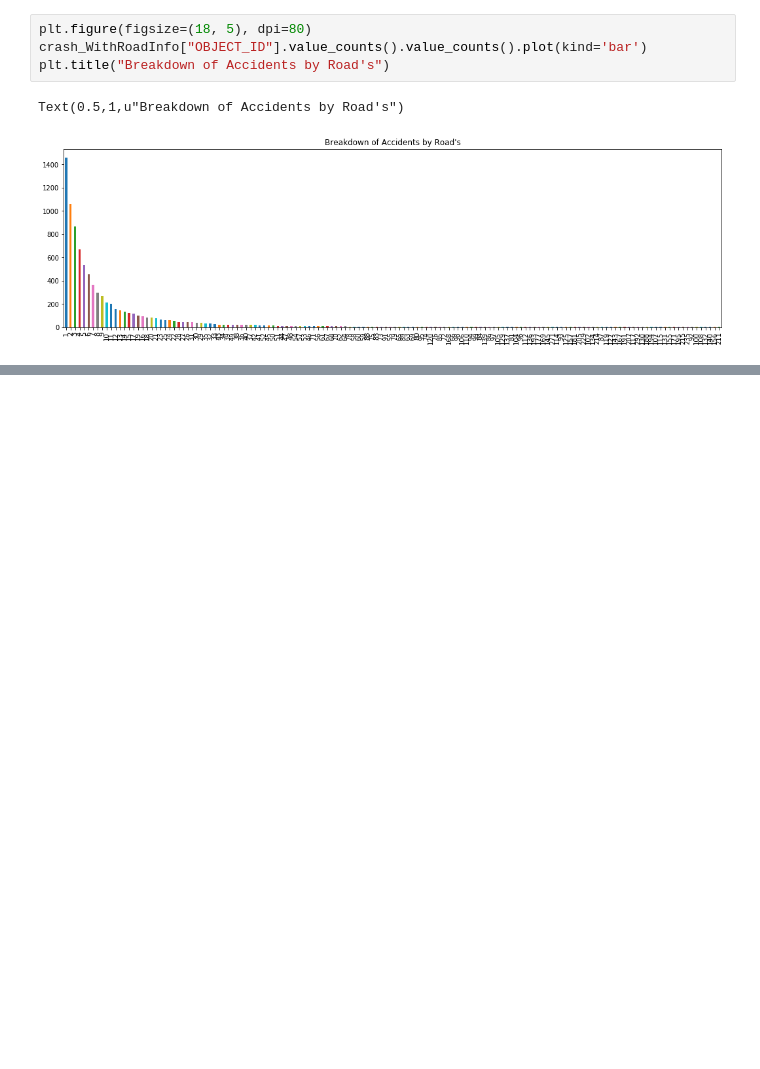
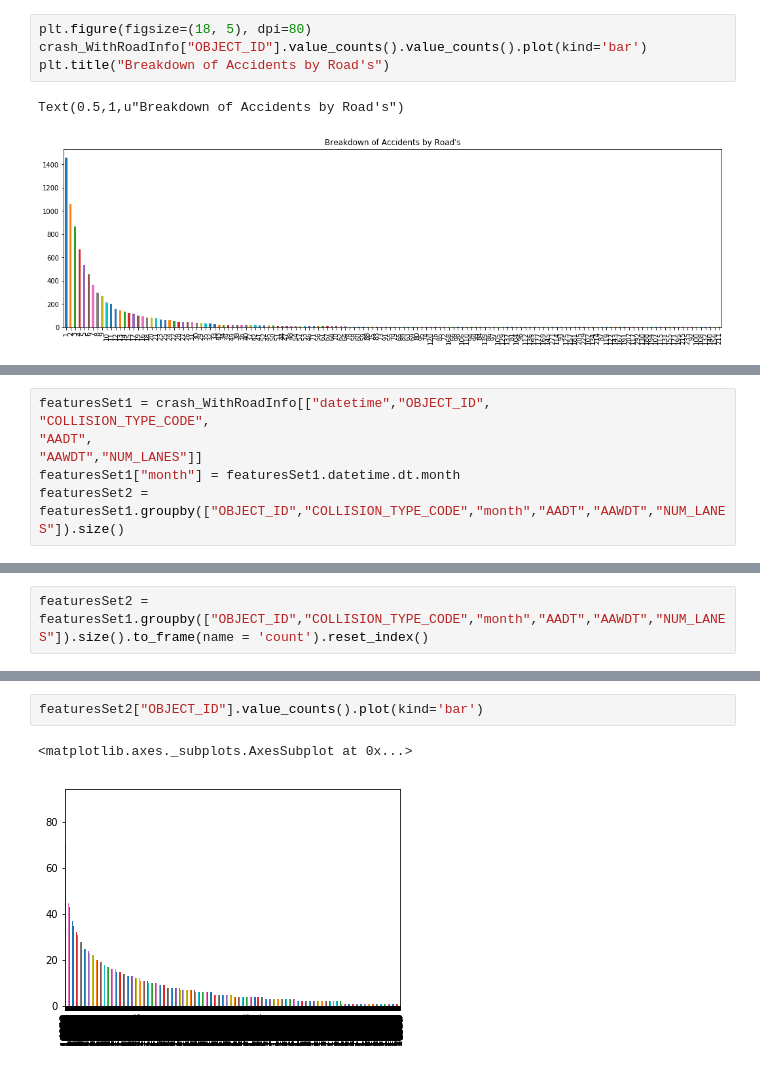
Before and after one commit to vikasrathee/Traffic-Accident-Prediction-Model, a Jupyter notebook: Predicting Road Accidents for Maryland State.ipynb, the cells around one changed output, grey strips where cells are left out. Saved outputs shown, nothing was run; the diff lists cells and outputs as text; blank space fills up the shorter version.

```diff
--- a/Predicting Road Accidents for Maryland State.ipynb
+++ b/Predicting Road Accidents for Maryland State.ipynb
@@ -396,0 +438,7 @@ Name: LIGHT_CODE_Coded, dtype: int64
+# %%
+featuresSet1 = crash_WithRoadInfo[["datetime","OBJECT_ID",
+"COLLISION_TYPE_CODE",
+"AADT",
+"AAWDT","NUM_LANES"]]
+featuresSet1["month"] = featuresSet1.datetime.dt.month
+featuresSet2 = featuresSet1.groupby(["OBJECT_ID","COLLISION_TYPE_CODE","month","AADT","AAWDT","NUM_LANES"]).size()
@@ -396,0 +450,2 @@ Name: LIGHT_CODE_Coded, dtype: int64
+# %%
+featuresSet2 = featuresSet1.groupby(["OBJECT_ID","COLLISION_TYPE_CODE","month","AADT","AAWDT","NUM_LANES"]).size().to_frame(name = 'count').reset_index()
@@ -396,0 +492,5 @@ Name: LIGHT_CODE_Coded, dtype: int64
+# %%
+featuresSet2["OBJECT_ID"].value_counts().plot(kind='bar')
+# %% [output]
+<matplotlib.axes._subplots.AxesSubplot at 0x...>
+[figure, added]
```
Also changed, not shown: parts of 27 cells of this notebook, 10 other files.
